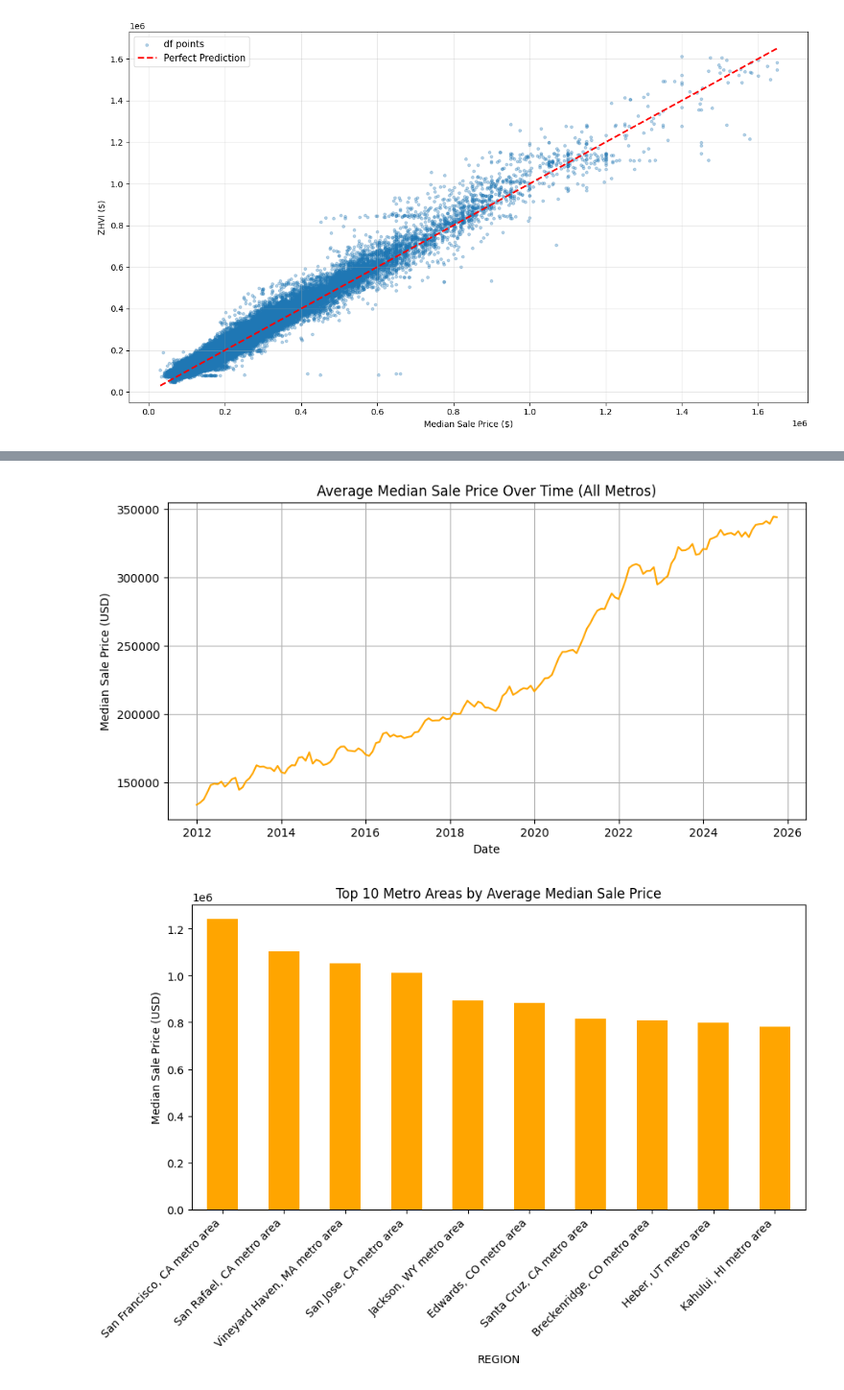
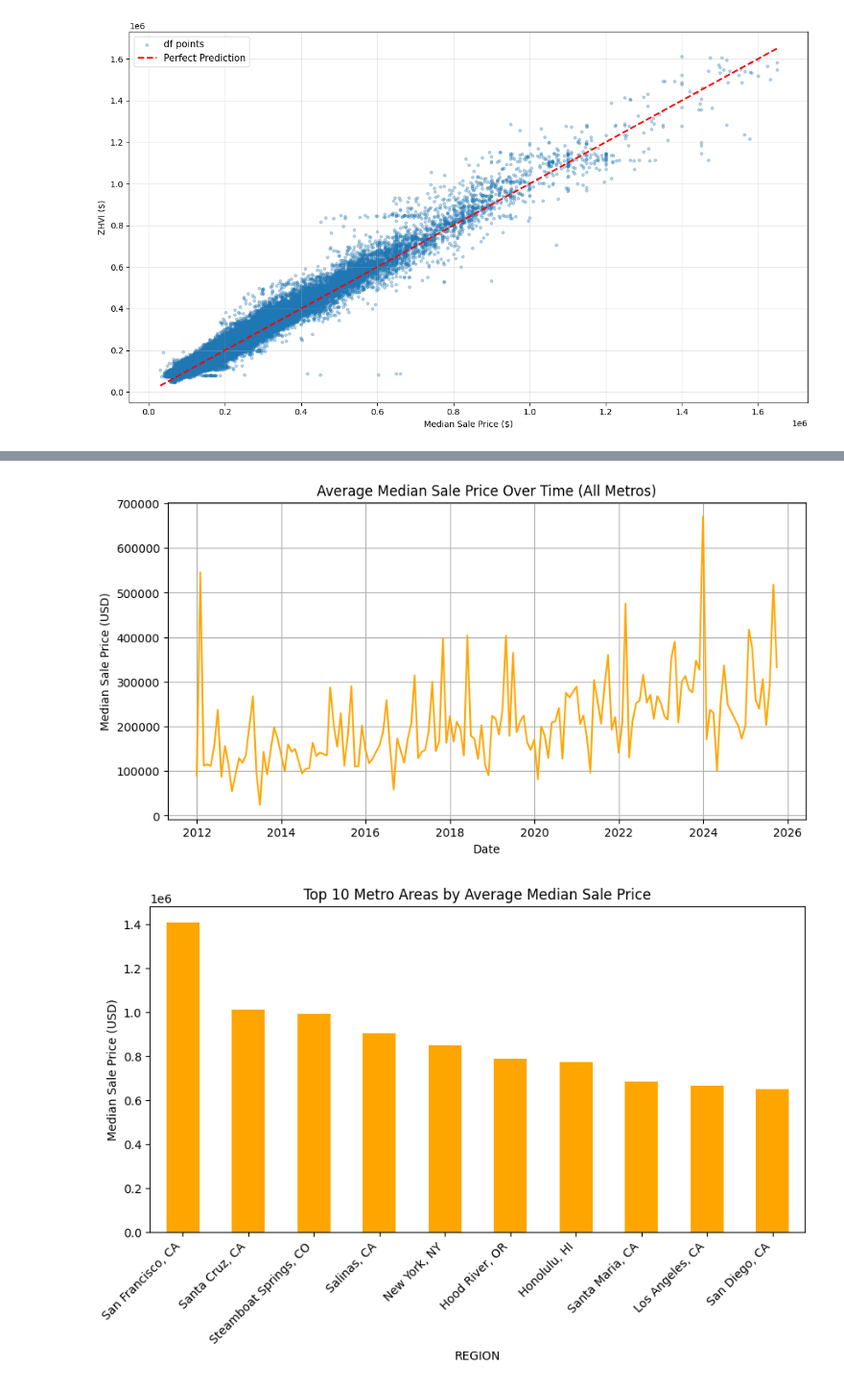
Before and after one commit to odehamer/cs577-project, a Jupyter notebook: project.ipynb, the cells around one changed output, grey strips where cells are left out. Shown at 96% size. Cells and saved outputs as stored; diff of their text form; code cells hidden in the pictures.

Commit message:
added SQL databases

```diff
--- a/project.ipynb
+++ b/project.ipynb
@@ -354,27 +671,28 @@ Root Mean Squared Error (RMSE): $29,971.41
 Mean Absolute Error (MAE): $21,358.23
 [figure]
 # %%
-cwd = Path.cwd()
-phpi_path = cwd / 'data' / 'redfin_metro_market_tracker_small.tsv'
-
-df = pd.read_csv(phpi_path)
+# Query Redfin Market Tracker from database
+tracker_records = session.query(RedfinMarketTracker).all()
+df = pd.DataFrame([{
+    'PERIOD_BEGIN': r.period_begin,
+    'PERIOD_END': r.period_end,
+    'REGION': r.region,
+    'MEDIAN_SALE_PRICE': r.median_sale_price,
+    'HOMES_SOLD': r.homes_sold,
+    'NEW_LISTINGS': r.new_listings,
+    'INVENTORY': r.inventory,
+    'PROPERTY_TYPE': r.property_type,
+    'LAST_UPDATED': r.last_updated
+} for r in tracker_records])
 
 df.shape
 
-# convert date columns
-df["PERIOD_BEGIN"] = pd.to_datetime(df["PERIOD_BEGIN"])
-df["PERIOD_END"] = pd.to_datetime(df["PERIOD_END"])
-df["LAST_UPDATED"] = pd.to_datetime(df["LAST_UPDATED"], errors="coerce")
-
 # dropping useless columns
-df = df.drop(columns=["CITY", "STATE"])
+df = df.drop(columns=["PERIOD_END"], errors="ignore")
 
 # handling missing values
 df = df.dropna(subset=["MEDIAN_SALE_PRICE", "REGION"])
 
-# cleaning region strings
-df["REGION"] = df["REGION"].str.replace(" metro area", "", regex=False).str.strip()
-
 print(df["PROPERTY_TYPE"].value_counts())
 print(df.describe())
 # %% [output]
@@ -382,12 +716,9 @@ KeyError: 'PERIOD_BEGIN'
 # %%
-cwd = Path.cwd()
-data_path = cwd / 'df' / 'redfin_metro_market_tracker.csv'
-
-data = pd.read_csv(data_path)
+# Data already loaded from database query above
+data = df.copy()
 
 # data cleaning
 data["PERIOD_BEGIN"] = pd.to_datetime(data["PERIOD_BEGIN"], errors="coerce")
-data = data.drop(columns=["CITY", "STATE"], errors="ignore")
 data = data.dropna(subset=["MEDIAN_SALE_PRICE", "REGION"])
 
 # price trend over time
@@ -396,32 +727,32 @@ avg_price = data.groupby("PERIOD_BEGIN")["MEDIAN_SALE_PRICE"].mean()
 plt.figure(figsize=(10,5))
 plt.plot(avg_price.index, avg_price.values, color="orange")
 plt.title("Average Median Sale Price Over Time (All Metros)")
 plt.xlabel("Date")
 plt.ylabel("Median Sale Price (USD)")
 plt.grid(True)
 plt.show()
 
 # top 10 metro areas by price
 top10 = (data.groupby("REGION")["MEDIAN_SALE_PRICE"]
           .mean()
           .sort_values(ascending=False)
           .head(10))
 
 plt.figure(figsize=(10,5))
 top10.plot(kind="bar", color="orange")
 plt.title("Top 10 Metro Areas by Average Median Sale Price")
 plt.ylabel("Median Sale Price (USD)")
 plt.xticks(rotation=45, ha="right")
 plt.show()
 
 # correlation heatmap
 cols = ["MEDIAN_SALE_PRICE", "HOMES_SOLD", "NEW_LISTINGS", "INVENTORY"]
 corr = data[cols].corr()
 
 plt.figure(figsize=(6,5))
 sns.heatmap(corr, annot=True, cmap="coolwarm")
 plt.title("Correlation Heatmap between Market-Activity Measures")
 plt.show()
 # %% [output]
-[figure, old version]
+[figure, new version]
-[figure, old version]
+[figure, new version]
```
Also changed, not shown: parts of 26 cells of this notebook.
